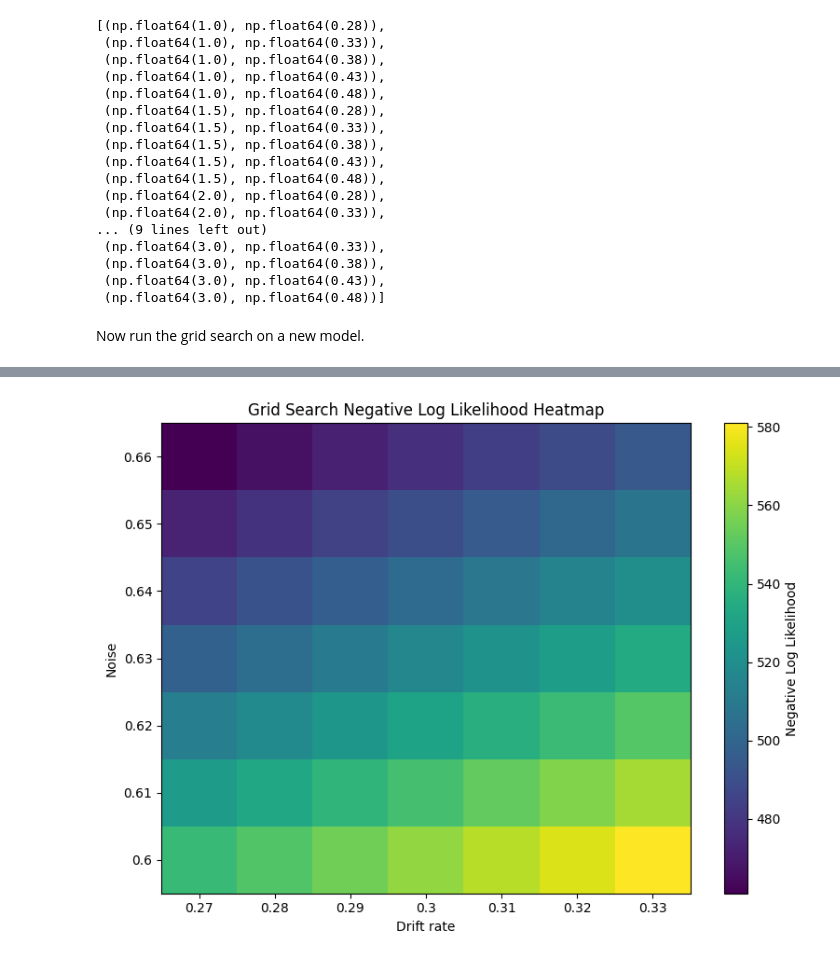
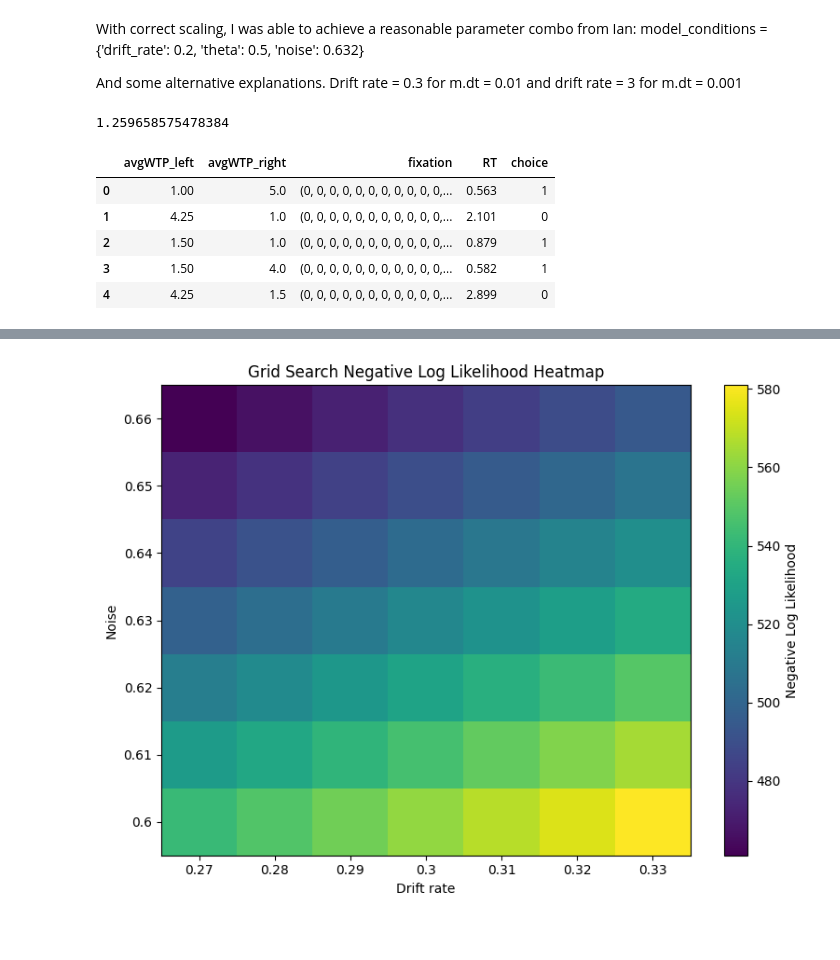
Before and after one commit to Hehesh/DDM, a Jupyter notebook: grid_search.ipynb, the cells around one changed output, grey strips where cells are left out. Cells and saved outputs as stored; diff of their text form; code cells hidden in the pictures; blank space fills up the shorter version.

```diff
--- a/grid_search.ipynb
+++ b/grid_search.ipynb
@@ -54,31 +59,60 @@ Then define the grid.
+# %% [markdown]
+With correct scaling, I was able to achieve a reasonable parameter combo from Ian:
+model_conditions = {'drift_rate': 0.2, 'theta': 0.5, 'noise': 0.632}
+
+And some alternative explanations. Drift rate = 0.3 for m.dt = 0.01 and drift rate = 3 for m.dt = 0.001
+# %%
+from simulation import generate_fixations, simulate
+import pyddm
+
+dt = 0.001
+seed = 42
+model_conditions = {'drift_rate': 0.3, 'theta': 0.5, 'noise': 0.5}
+
+trials = sample_df.loc[sample_df['trial'] % 2 == 1].loc[:, ['avgWTP_left', 'avgWTP_right']]
+trials['fixation'] = None
+
+rows = []
+for idx, r in trials.iterrows():
+    fx = generate_fixations(dt, r.avgWTP_left - r.avgWTP_right, empirical_distributions)
+    if fx is not None:
+        rows.append((idx, fx))
+
+trials_clean = trials.loc[[i for i, _ in rows]].copy()
+trials_clean['fixation'] = [fx for _, fx in rows]
+my_trials = trials_clean.to_dict(orient="records")
+
+results_df = simulate(dt, model_conditions, my_trials, seed=seed, save_results=False)
+# results_df['sub_id'] = f'seed{seed}_subjects{size}_sim'
+# results_df['trial'] = range(1, len(trials_clean) + 1)
+# results_df = results_df.rename(columns={'fixation': 'fix_sequence'})
+results_df = results_df.drop(columns = ['trajectory'])
+
+sample = pyddm.Sample.from_pandas_dataframe(
+    results_df,
+    choice_column_name="choice",
+    rt_column_name="RT",
+    choice_names=("left", "right")
+)
+
+print(np.average(results_df.loc[:, "RT"]))
+results_df.head()
+# %% [output]
+1.259658575478384
+|  | avgWTP_left | avgWTP_right | fixation | RT | choice |
+| 0 | 1.00 | 5.0 | (0, 0, 0, 0, 0, 0, 0, 0, 0, 0, 0,... | 0.563 | 1 |
+| 1 | 4.25 | 1.0 | (0, 0, 0, 0, 0, 0, 0, 0, 0, 0, 0,... | 2.101 | 0 |
+| 2 | 1.50 | 1.0 | (0, 0, 0, 0, 0, 0, 0, 0, 0, 0, 0,... | 0.879 | 1 |
+| 3 | 1.50 | 4.0 | (0, 0, 0, 0, 0, 0, 0, 0, 0, 0, 0,... | 0.582 | 1 |
+| 4 | 4.25 | 1.5 | (0, 0, 0, 0, 0, 0, 0, 0, 0, 0, 0,... | 2.899 | 0 |
 # %%
 import itertools
 import numpy as np
 
-d_vals = np.linspace(1, 3, 5)
-theta_vals = np.linspace(0.28, 0.48, 5)
+d_vals = np.linspace(0.27, 0.33, 7)
+noise_vals = np.linspace(0.47, 0.63, 7)
 
-grid = list(itertools.product(d_vals, theta_vals))
+grid = list(itertools.product(d_vals, noise_vals))
-# %% [output]
-[(np.float64(1.0), np.float64(0.28)),
- (np.float64(1.0), np.float64(0.33)),
- (np.float64(1.0), np.float64(0.38)),
- (np.float64(1.0), np.float64(0.43)),
- (np.float64(1.0), np.float64(0.48)),
- (np.float64(1.5), np.float64(0.28)),
- (np.float64(1.5), np.float64(0.33)),
- (np.float64(1.5), np.float64(0.38)),
- (np.float64(1.5), np.float64(0.43)),
- (np.float64(1.5), np.float64(0.48)),
- (np.float64(2.0), np.float64(0.28)),
- (np.float64(2.0), np.float64(0.33)),
-... (9 lines left out)
- (np.float64(3.0), np.float64(0.33)),
- (np.float64(3.0), np.float64(0.38)),
- (np.float64(3.0), np.float64(0.43)),
- (np.float64(3.0), np.float64(0.48))]
-# %% [markdown]
-Now run the grid search on a new model.
 # %%
 from pyddm.models.loss import LossLikelihood
 
```
Also changed, not shown: parts of 18 cells of this notebook, 13 other files.
